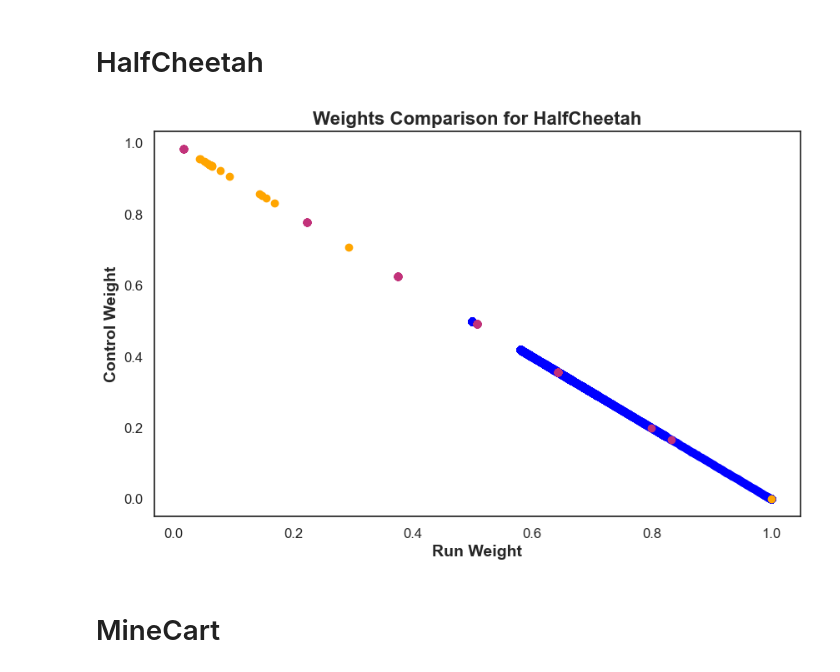
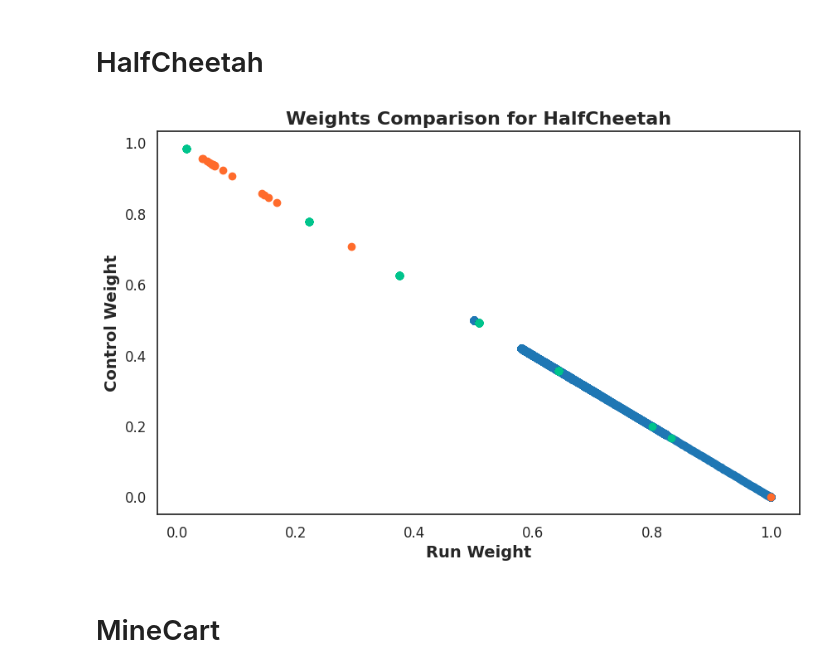
Before and after one commit to goncamateus/dylam, a Jupyter notebook: result_analysis/weights.ipynb, the cells around one changed output. Cells and saved outputs as stored; diff of their text form; code cells hidden in the pictures.

```diff
--- a/result_analysis/weights.ipynb
+++ b/result_analysis/weights.ipynb
@@ -33,30 +33,30 @@ pgmorl_weights = pd.read_csv("HalfCheetah/pgmorl_weights.csv")
 # %%
 plt.figure(figsize=(10, 6))
 plt.scatter(
     lambdas_df["Run"],
     lambdas_df["Control"],
     label="DYLAM",
-    color="blue",
+    color="#1F77B4",
 )
 plt.scatter(
     gpi_ls_weights["Run"],
     gpi_ls_weights["Control"],
     label="GPI-LS",
-    color="orange",
+    color="#FF6B2B",
 )
 plt.scatter(
     pgmorl_weights["Run"],
     pgmorl_weights["Control"],
     label="PGMORL",
-    color="#C2327A",
+    color="#00C48C",
 )
 plt.xlabel("Run Weight")
 plt.ylabel("Control Weight")
 plt.title("Weights Comparison for HalfCheetah")
 # plt.legend(prop=FONT)
 plt.savefig("HalfCheetah/halfcheetah_weights_comparison.pdf", format="pdf", bbox_inches="tight")
 # %% [output]
-[figure, old version]
+[figure, new version]
 # %% [markdown]
 # MineCart
 # %%
```
Also changed, not shown: 48 other files.
